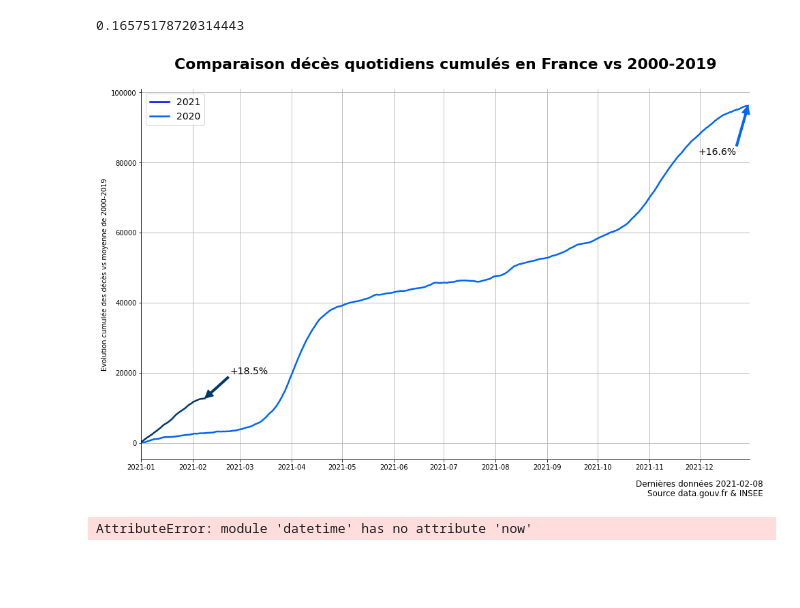
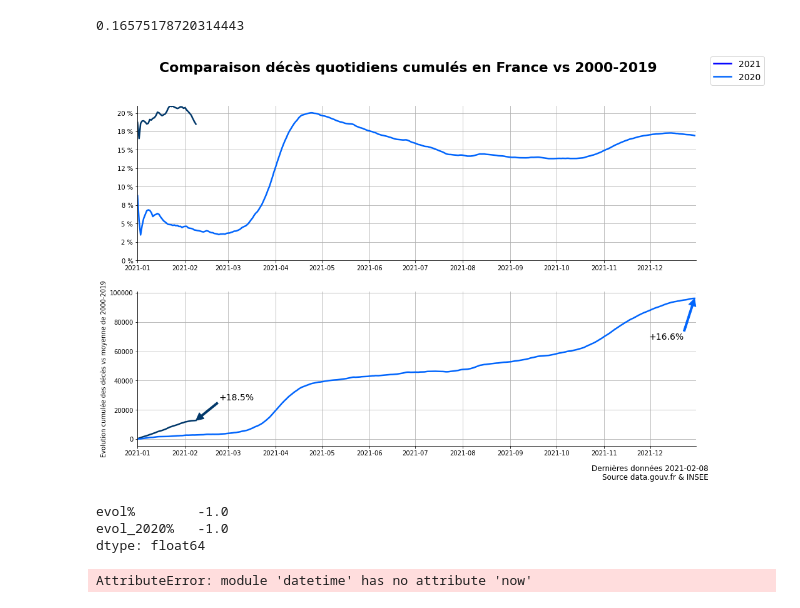
Before and after one commit to makiwara-fr/covid19-analyse, a Jupyter notebook: fr_deaths-2021.ipynb, the cells around one changed output. Saved outputs shown, nothing was run; the diff lists cells and outputs as text; code cells hidden in the pictures; blank space fills up the shorter version.

Commit message:
Add percentage chart

```diff
--- a/fr_deaths-2021.ipynb
+++ b/fr_deaths-2021.ipynb
@@ -581,7 +598,9 @@ augmentation_cum = data_cum_2021.join(pd.DataFrame(data_cum_2000_2019)).join(dat
 augmentation_cum.fillna(0, inplace=True)
 augmentation_cum.columns = ['2021', 'ref', '2020']
 augmentation_cum['evol'] = augmentation_cum['2021'] - augmentation_cum['ref']
+augmentation_cum['evol%'] = (augmentation_cum['2021'] - augmentation_cum['ref']) / augmentation_cum['ref']
 augmentation_cum['evol_2020'] = augmentation_cum['2020'] - augmentation_cum['ref']
+augmentation_cum['evol_2020%'] = (augmentation_cum['2020'] - augmentation_cum['ref'])/augmentation_cum['ref']
 # %%
 augmentation_cum
 # %% [output]
@@ -629,7 +648,7 @@ def position_fleche_v2(ax, data, last_pct, x_arrow, color="blue"):
 
     # if below half then we add text on top else below
     y_position = 1 if share_y < 0.5 else -2
-    y_text = y_arrow + y_position * 0.05 * (y_max - y_min)
+    y_text = y_arrow + y_position * 0.10 * (y_max - y_min)
 
 
 
@@ -640,49 +659,86 @@ from matplotlib.patches import Patch
 from matplotlib.lines import Line2D
 
 # Figure et axe principaux
 # ########################
-fig_cum, ax_cum = plt.subplots(figsize=(16,10))
+fig_cum, ax_cum = plt.subplots(2,1, figsize=(16,10))
 
 
-# evolution vs ref
-ax_cum.plot(augmentation_cum['evol'][:max_date], label='2021', linewidth=2.5, color='xkcd:marine blue')
-#
-ax_cum.plot(augmentation_cum['evol_2020'][:-1], label='2020', linewidth=2.5, color='xkcd:bright blue')
+# evolution pourcentage
+# Graphe du haut
+# ##########################
+
+
+ax_cum[0].plot(augmentation_cum['evol%'][:max_date], label='2021', linewidth=2.5, color='xkcd:marine blue')
+ax_cum[0].plot(augmentation_cum['evol_2020%'][:-1], label='2020', linewidth=2.5, color='xkcd:bright blue')
 
 # layout
-ax_cum.set_title("Comparaison décès quotidiens cumulés en France vs 2000-2019", fontsize=22, pad=30, fontweight = 'bold',horizontalalignment='center')
+ax_cum[0].grid(True)
+ax_cum[0].spines['top'].set_visible(False)
+ax_cum[0].spines['right'].set_visible(False)
+ax_cum[0].margins(0.05)
+ax_cum[0].set_xlim([pd.to_datetime('2021-01-01'),pd.to_datetime('2021-12-31')])
+pct_boundaries_min = min(augmentation_cum['evol%'][:max_date].min(),augmentation_cum['evol_2020%'][:-1].min())
+pct_boundaries_max = max(augmentation_cum['evol%'][:max_date].max(),augmentation_cum['evol_2020%'][:-1].max())
+ax_cum[0].set_ylim(min(0, pct_boundaries_min), max(0, pct_boundaries_max))
+ax_cum[0].set_yticklabels([f"{t*100:,.0f} %" for t in ax_cum[0].get_yticks()])
+
+# evolution numerique vs ref
+# Graphe du bas
+# ##########################
+
+ax_cum[1].plot(augmentation_cum['evol'][:max_date], label='2021', linewidth=2.5, color='xkcd:marine blue')
+#
+ax_cum[1].plot(augmentation_cum['evol_2020'][:-1], label='2020', linewidth=2.5, color='xkcd:bright blue')
+
+
+
+
+# layout
+#fig_cum.set_title("Comparaison décès quotidiens cumulés en France vs 2000-2019", fontsize=22, pad=30, fontweight = 'bold',horizontalalignment='center')
 #ax.set_xlabel("date du jour")
-ax_cum.set_ylabel("Evolution cumulée des décès vs moyenne de 2000-2019")
-ax_cum.grid(True)
-ax_cum.spines['top'].set_visible(False)
-ax_cum.spines['right'].set_visible(False)
-ax_cum.margins(0.05)
-ax_cum.set_xlim([pd.to_datetime('2021-01-01'),pd.to_datetime('2021-12-31')])
+ax_cum[1].set_ylabel("Evolution cumulée des décès vs moyenne de 2000-2019")
+ax_cum[1].grid(True)
+ax_cum[1].spines['top'].set_visible(False)
+ax_cum[1].spines['right'].set_visible(False)
+ax_cum[1].margins(0.05)
+ax_cum[1].set_xlim([pd.to_datetime('2021-01-01'),pd.to_datetime('2021-12-31')])
 #ax_cum.set_yticklabels([f"{t:,.0f} ".replace(","," ") for t in ax_cum.get_yticks()])
+
+
+# Info de la figure entière
+# #########################
+
+fig_cum.suptitle("Comparaison décès quotidiens cumulés en France vs 2000-2019", fontsize=22,  fontweight = 'bold',horizontalalignment='center')
 
 
 fig_cum.text(0.755, 0.07, f"Dernières données {derniere_photo}", fontsize=12)
 fig_cum.text(0.77, 0.05, "Source data.gouv.fr & INSEE", fontsize=12)
 
 
 # Commentaires
-position_fleche_v2(ax_cum, augmentation_cum['evol'], derniere_augmentation_cum,max_date, 'xkcd:marine blue')
-position_fleche_v2(ax_cum, augmentation_cum['evol_2020'][:-1], derniere_augmentation_cum_2020,np.datetime64('2021-12-30'), 'xkcd:bright blue')
+position_fleche_v2(ax_cum[1], augmentation_cum['evol'], derniere_augmentation_cum,max_date, 'xkcd:marine blue')
+position_fleche_v2(ax_cum[1], augmentation_cum['evol_2020'][:-1], derniere_augmentation_cum_2020,np.datetime64('2021-12-30'), 'xkcd:bright blue')
 
 
 # define legend
 # #############
 legend_elements = [#Line2D([0], [0], color='blue', lw=1, label='2021'),
                    Line2D([0], [0], color='blue', lw=2.5, label='2021'),
                    Line2D([0], [0], color='xkcd:bright blue', lw=2.5, label='2020'),
 
                   ]
-ax_cum.legend(handles=legend_elements, fontsize=14)
+fig_cum.legend(handles=legend_elements, fontsize=14)
 
 
 fig_cum.savefig("deces_cum_fr-2021-"+ str(date.today()) +".png")
 # %% [output]
-[figure, old version]
+[figure, new version]
+# %%
+pct_boundaries_min
+# %% [output]
+evol%        -1.0
+evol_2020%   -1.0
+dtype: float64
 # %%
 # final processing
 t1 = datetime.now()
```
Also changed, not shown: parts of 4 cells of this notebook.
